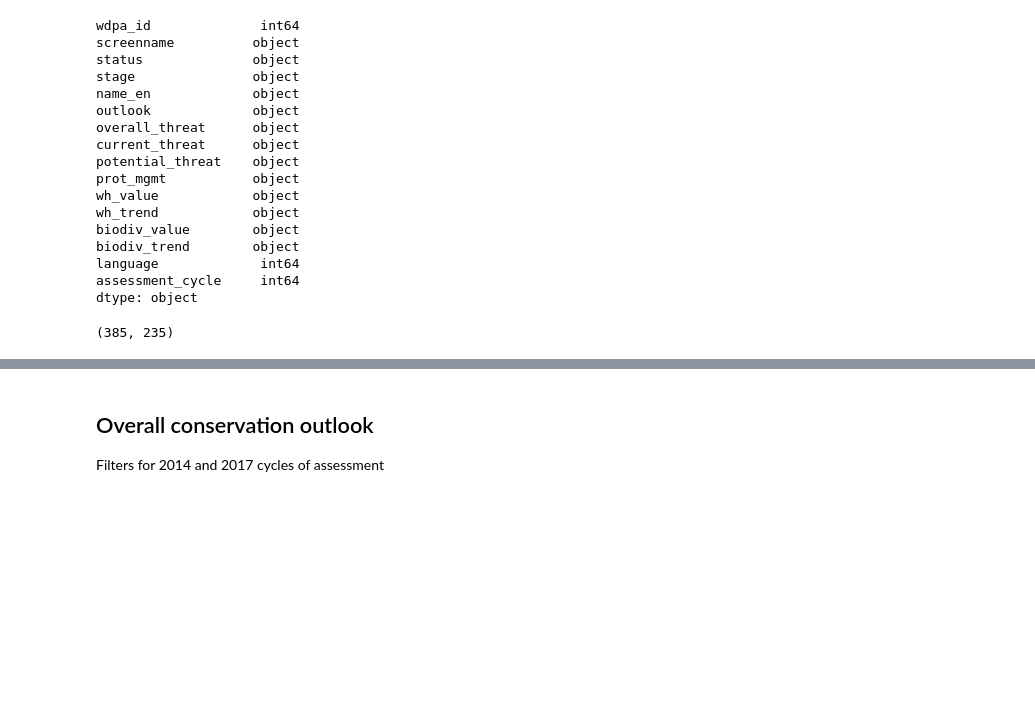
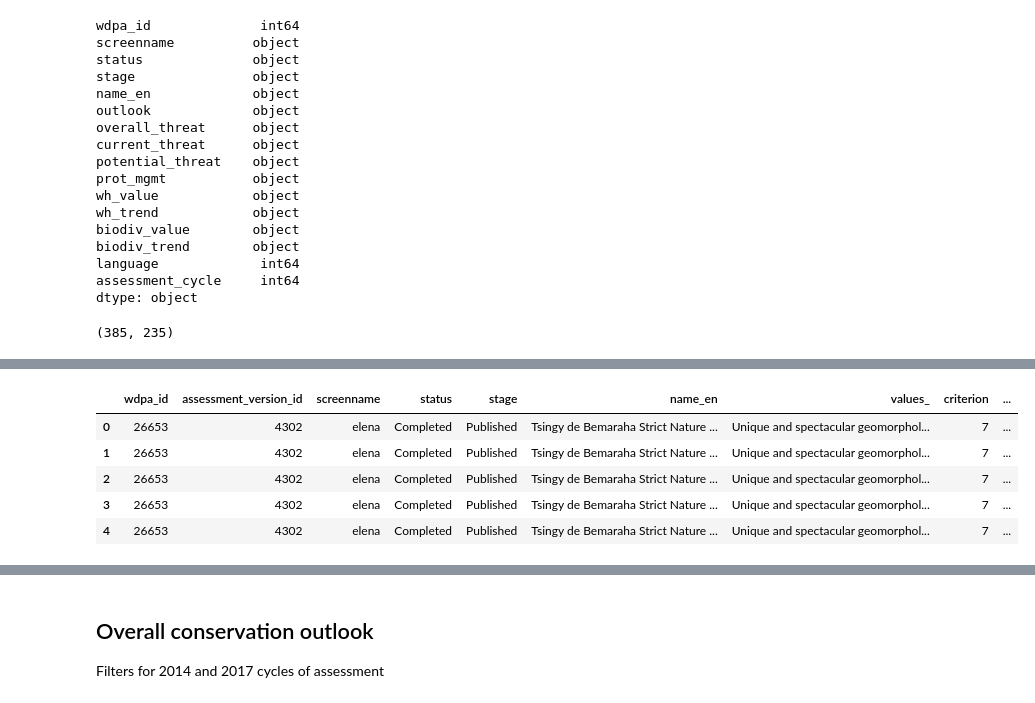
Before and after one commit to Yichuans/world-heritage-outlook-analysis, a Jupyter notebook: Draft analysis.ipynb, the cells around one changed output, grey strips where cells are left out. Drawn from its saved outputs; the diff is of its cells as text; code cells hidden in the pictures; blank space fills up the shorter version.

```diff
--- a/Draft analysis.ipynb
+++ b/Draft analysis.ipynb
@@ -117,0 +161,9 @@ overall.index.size, overall.wdpa_id.nunique()
+# %%
+value_current_threat.head()
+# %% [output]
+|  | wdpa_id | assessment_version_id | screenname | status | stage | name_en | values_ | criterion | ... |
+| 0 | 26653 | 4302 | elena | Completed | Published | Tsingy de Bemaraha Strict Nature ... | Unique and spectacular geomorphol... | 7 | ... |
+| 1 | 26653 | 4302 | elena | Completed | Published | Tsingy de Bemaraha Strict Nature ... | Unique and spectacular geomorphol... | 7 | ... |
+| 2 | 26653 | 4302 | elena | Completed | Published | Tsingy de Bemaraha Strict Nature ... | Unique and spectacular geomorphol... | 7 | ... |
+| 3 | 26653 | 4302 | elena | Completed | Published | Tsingy de Bemaraha Strict Nature ... | Unique and spectacular geomorphol... | 7 | ... |
+| 4 | 26653 | 4302 | elena | Completed | Published | Tsingy de Bemaraha Strict Nature ... | Unique and spectacular geomorphol... | 7 | ... |
```
Also changed, not shown: parts of 21 cells of this notebook, 1 other file.
